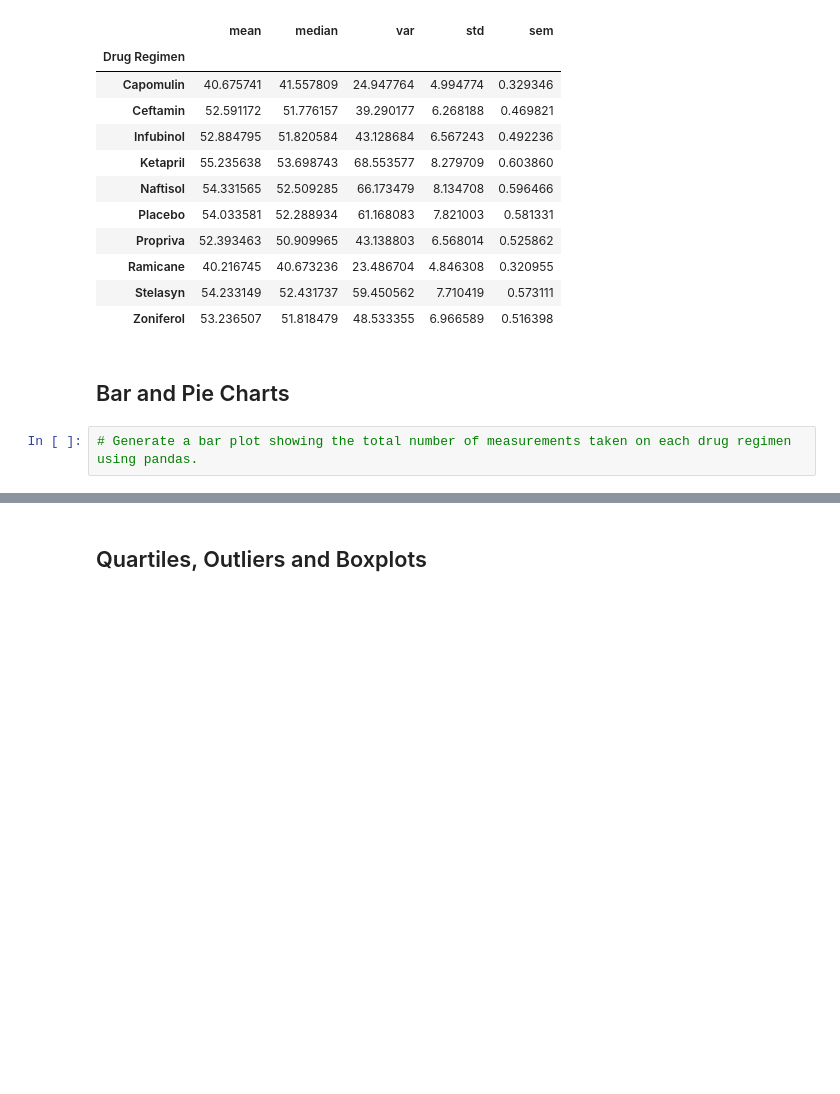
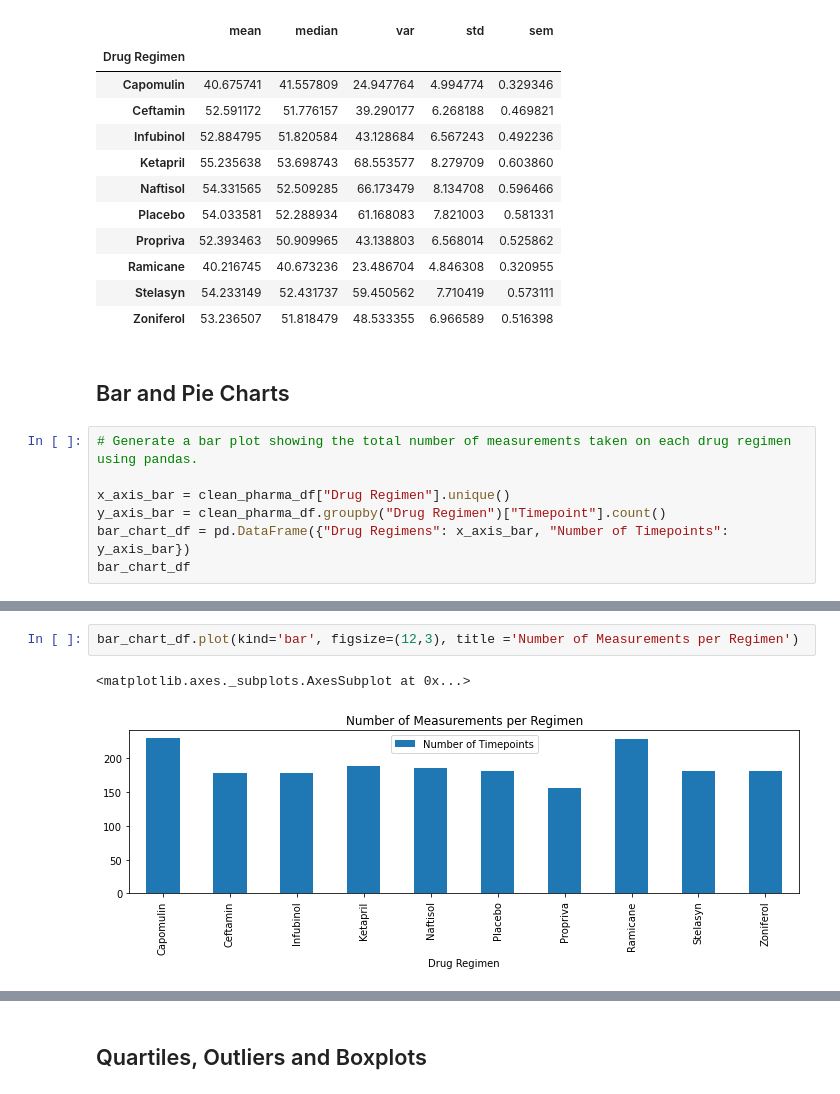
Before and after one commit to nadiarichards/matplotlib_challenge, a Jupyter notebook: Pymaceuticals/pymaceuticals_starter.ipynb, the cells around one changed output, grey strips where cells are left out. Drawn from its saved outputs; the diff is of its cells as text; blank space fills up the shorter version.

```diff
--- a/Pymaceuticals/pymaceuticals_starter.ipynb
+++ b/Pymaceuticals/pymaceuticals_starter.ipynb
@@ -222,3 +222,8 @@ agg_regimen_df
 ## Bar and Pie Charts
 # %%
 # Generate a bar plot showing the total number of measurements taken on each drug regimen using pandas.
+
+x_axis_bar = clean_pharma_df["Drug Regimen"].unique()
+y_axis_bar = clean_pharma_df.groupby("Drug Regimen")["Timepoint"].count()
+bar_chart_df = pd.DataFrame({"Drug Regimens": x_axis_bar, "Number of Timepoints": y_axis_bar})
+bar_chart_df
@@ -225,2 +243,7 @@ agg_regimen_df
+# %%
+bar_chart_df.plot(kind='bar', figsize=(12,3), title ='Number of Measurements per Regimen')
+# %% [output]
+<matplotlib.axes._subplots.AxesSubplot at 0x...>
+[figure, added]
 # %%
 # Generate a bar plot showing the total number of measurements taken on each drug regimen using pyplot.
```
Also changed, not shown: parts of 7 cells of this notebook.
